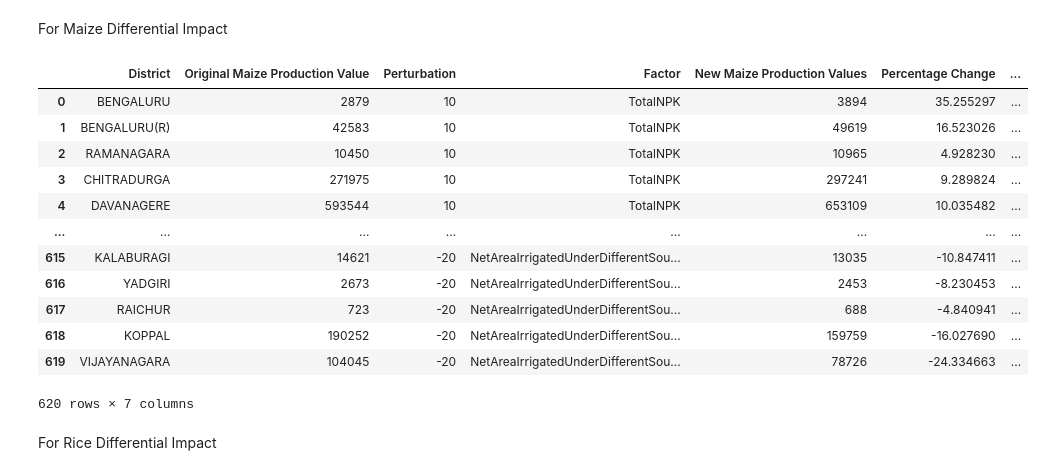
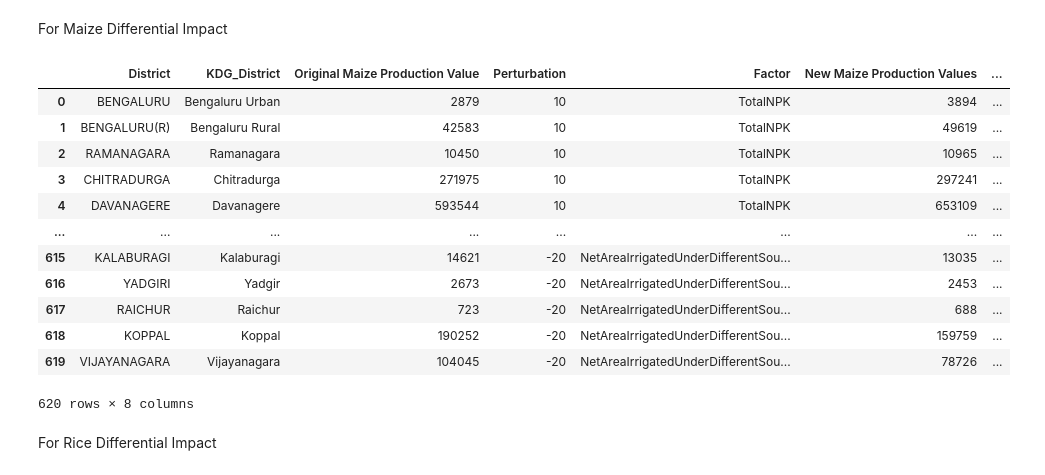
Before and after one commit to WSL-IIITB/WSL_IM_24-25, a Jupyter notebook: Predictive_1D-2D_Prescriptive.ipynb, the cells around one changed output. Cells and saved outputs as stored; diff of their text form; code cells hidden in the pictures.

```diff
--- a/Predictive_1D-2D_Prescriptive.ipynb
+++ b/Predictive_1D-2D_Prescriptive.ipynb
@@ -742,35 +813,33 @@ rice_slopes = calculate_slopes('Rice', num_factors, num_divisions)
 maize_slopes = calculate_slopes('Maize', num_factors, num_divisions)
 groundnut_slopes = calculate_slopes('Groundnut', num_factors, num_divisions)
 
-# Create lists for slope storage
-slope_lists = {
-    'Rice': {
-        'NPK': [], 'MSeeds': [], 'Cattle': [], 'MArea': [], 'PArea': [], 'Canal': [], 'GArea': [], 'Tractors': [], 'Sheep': [], 'Tubewells': []
-    },
-    'Maize': {
-        'NPK': [], 'MSeeds': [], 'Cattle': [], 'MArea': [], 'PArea': [], 'Canal': [], 'GArea': [], 'Tractors': [], 'Sheep': [], 'Tubewells': []
-    },
-    'Groundnut': {
-        'NPK': [], 'MSeeds': [], 'Cattle': [], 'MArea': [], 'PArea': [], 'Canal': [], 'GArea': [], 'Tractors': [], 'Sheep': [], 'Tubewells': []
-    }
+import numpy as np
+
+# Define a mapping of factors to lists (same as before)
+factors_mapping = {
+    'NPK': 1, 'MSeeds': 2, 'Cattle': 3, 'MArea': 4, 'PArea': 5, 'Canal': 6, 'GArea': 7, 'Tractors': 8, 'Sheep': 9, 'Tubewells': 10
 }
 
-# Define a mapping of factors to lists
-factors_mapping = {
-    'NPK': 1, 'MSeeds': 2, 'Cattle': 3, 'MArea': 4, 'PArea': 5, 'Canal': 6, 'GArea': 7, 'Tractors': 8, 'Sheep': 9, 'Tubewells' : 10
-}
+# Append slopes to corresponding lists and store them in Working_Directory
+for crop in ['Rice', 'Maize', 'Groundnut']:
+    for factor_name, factor_num in factors_mapping.items():
+        column_name = f'{crop}_{factor_name}_Slope'  # Create a new column name for each factor
+        Working_Directory[column_name] = np.nan  # Initialize the column with NaN
 
-# Append slopes to corresponding lists
-for i in range(len(Working_Directory['Admin_Zone'])):
+# Now populate the Working_Directory with slope values
+for i in range(len(Working_Directory)):
     zone = Working_Directory['Admin_Zone'][i]
     division_index = {'Bengaluru Division': 1, 'Mysuru Division': 2, 'Belagavi Division': 3}.get(zone, 4)
 
-    for crop in ['Rice', 'Maize']:
+    for crop in ['Rice', 'Maize', 'Groundnut']:
         for factor_name, factor_num in factors_mapping.items():
             slope_key = f'Slope_{factor_num}_{crop}_{division_index}'
-            slope_list = slope_lists[crop][factor_name]
-            slope_list.append(globals()[slope_key].slope)
+            slope_value = globals()[slope_key].slope  # Extract slope value
+            column_name = f'Slope_{crop}_{factor_name}'  # Get the corresponding column name
+            Working_Directory.at[i, column_name] = slope_value  # Assign the slope to the DataFrame
 
+# Now the slopes should be appended as new columns in Working_Directory
+Working_Directory
 # Now, you can use slope_lists to access all calculated slopes for each crop and factor
 Working_Directory[7:12]
 # %% [output]
@@ -1410,46 +1652,48 @@ factor_mapping = {
 
 # Initialize an empty DataFrame to store the results
 Maize_Diff_Impact = pd.DataFrame()
 
 # Loop over each perturbation and factor
 for perturbation in perturbations:
     for factor, mapped_factor in factor_mapping.items():
         # Call the function
         Change, impact, New_Production = calculate_Change_Impact(Working_Directory, crop, perturbation, factor)
         District = Working_Directory['District']
+        KDG_District = Working_Directory['KDG_District']
         Orig = Working_Directory[f'{crop}_Production']
 
         # Create a DataFrame with the results
         temp_df = pd.DataFrame({
             'District' : District,
+            'KDG_District' : KDG_District,
             'Original Maize Production Value' : Orig,
             'Perturbation': perturbation,
             'Factor': mapped_factor,
             'New Maize Production Values': New_Production,
             'Percentage Change': impact,
             'Change': Change
         })
 
         # Append the results to the final DataFrame
         Maize_Diff_Impact = pd.concat([Maize_Diff_Impact, temp_df], ignore_index=True)
 
 # Display or save the final DataFrame
 Maize_Diff_Impact.to_csv('DIA\Maize_Diff_Impact.csv',index=False)
 Maize_Diff_Impact
 # %% [output]
-|  | District | Original Maize Production Value | Perturbation | Factor | New Maize Production Values | Percentage Change | ... |
-| 0 | BENGALURU | 2879 | 10 | TotalNPK | 3894 | 35.255297 | ... |
-| 1 | BENGALURU(R) | 42583 | 10 | TotalNPK | 49619 | 16.523026 | ... |
-| 2 | RAMANAGARA | 10450 | 10 | TotalNPK | 10965 | 4.928230 | ... |
-| 3 | CHITRADURGA | 271975 | 10 | TotalNPK | 297241 | 9.289824 | ... |
-| 4 | DAVANAGERE | 593544 | 10 | TotalNPK | 653109 | 10.035482 | ... |
+|  | District | KDG_District | Original Maize Production Value | Perturbation | Factor | New Maize Production Values | ... |
+| 0 | BENGALURU | Bengaluru Urban | 2879 | 10 | TotalNPK | 3894 | ... |
+| 1 | BENGALURU(R) | Bengaluru Rural | 42583 | 10 | TotalNPK | 49619 | ... |
+| 2 | RAMANAGARA | Ramanagara | 10450 | 10 | TotalNPK | 10965 | ... |
+| 3 | CHITRADURGA | Chitradurga | 271975 | 10 | TotalNPK | 297241 | ... |
+| 4 | DAVANAGERE | Davanagere | 593544 | 10 | TotalNPK | 653109 | ... |
 | ... | ... | ... | ... | ... | ... | ... | ... |
-| 615 | KALABURAGI | 14621 | -20 | NetAreaIrrigatedUnderDifferentSou... | 13035 | -10.847411 | ... |
-| 616 | YADGIRI | 2673 | -20 | NetAreaIrrigatedUnderDifferentSou... | 2453 | -8.230453 | ... |
-| 617 | RAICHUR | 723 | -20 | NetAreaIrrigatedUnderDifferentSou... | 688 | -4.840941 | ... |
-| 618 | KOPPAL | 190252 | -20 | NetAreaIrrigatedUnderDifferentSou... | 159759 | -16.027690 | ... |
-| 619 | VIJAYANAGARA | 104045 | -20 | NetAreaIrrigatedUnderDifferentSou... | 78726 | -24.334663 | ... |
+| 615 | KALABURAGI | Kalaburagi | 14621 | -20 | NetAreaIrrigatedUnderDifferentSou... | 13035 | ... |
+| 616 | YADGIRI | Yadgir | 2673 | -20 | NetAreaIrrigatedUnderDifferentSou... | 2453 | ... |
+| 617 | RAICHUR | Raichur | 723 | -20 | NetAreaIrrigatedUnderDifferentSou... | 688 | ... |
+| 618 | KOPPAL | Koppal | 190252 | -20 | NetAreaIrrigatedUnderDifferentSou... | 159759 | ... |
+| 619 | VIJAYANAGARA | Vijayanagara | 104045 | -20 | NetAreaIrrigatedUnderDifferentSou... | 78726 | ... |
-620 rows × 7 columns
+620 rows × 8 columns
 # %% [markdown]
 For Rice Differential Impact
 # %%
```
Also changed, not shown: parts of 34 cells of this notebook, 13 other files.
